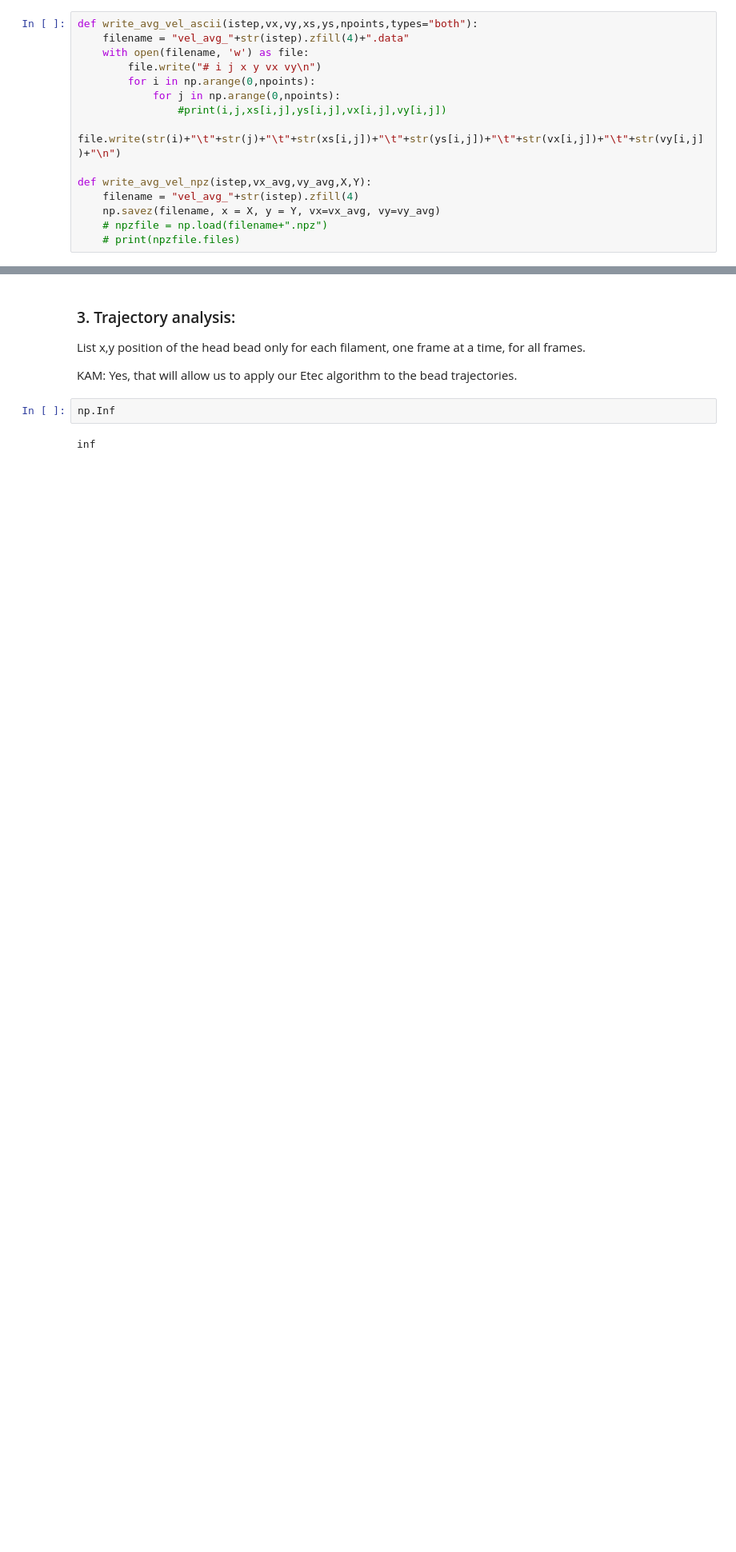
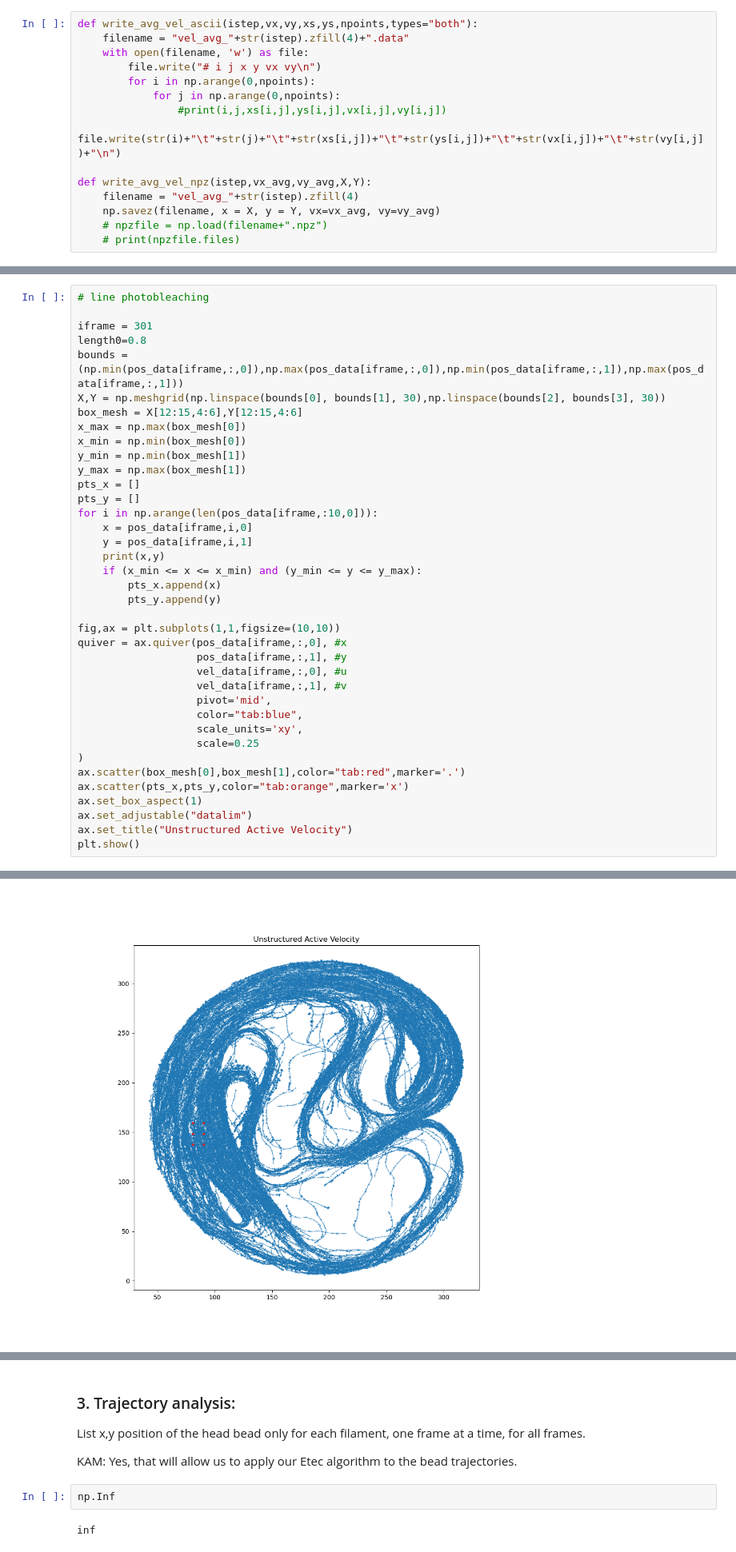
Before and after one commit to mdeutsc2/ActiveMatterWorms, a Jupyter notebook: notebooks/cardiod_beads_kam.ipynb, the cells around one changed output, grey strips where cells are left out. Shown at 80% size. Cells and saved outputs as stored; diff of their text form; blank space fills up the shorter version.

```diff
--- a/notebooks/cardiod_beads_kam.ipynb
+++ b/notebooks/cardiod_beads_kam.ipynb
@@ -109,0 +117,39 @@ KAM: Another good way of doing the “photobleaching” would be to bleach a rec
+# %%
+# line photobleaching
+
+iframe = 301
+length0=0.8
+bounds = (np.min(pos_data[iframe,:,0]),np.max(pos_data[iframe,:,0]),np.min(pos_data[iframe,:,1]),np.max(pos_data[iframe,:,1]))
+X,Y = np.meshgrid(np.linspace(bounds[0], bounds[1], 30),np.linspace(bounds[2], bounds[3], 30))
+box_mesh = X[12:15,4:6],Y[12:15,4:6]
+x_max = np.max(box_mesh[0])
+x_min = np.min(box_mesh[0])
+y_min = np.min(box_mesh[1])
+y_max = np.max(box_mesh[1])
+pts_x = []
+pts_y = []
+for i in np.arange(len(pos_data[iframe,:10,0])):
+    x = pos_data[iframe,i,0]
+    y = pos_data[iframe,i,1]
+    print(x,y)
+    if (x_min <= x <= x_min) and (y_min <= y <= y_max):
+        pts_x.append(x)
+        pts_y.append(y)
+
+fig,ax = plt.subplots(1,1,figsize=(10,10))
+quiver = ax.quiver(pos_data[iframe,:,0], #x
+                   pos_data[iframe,:,1], #y
+                   vel_data[iframe,:,0], #u
+                   vel_data[iframe,:,1], #v
+                   pivot='mid',
+                   color="tab:blue",
+                   scale_units='xy',
+                   scale=0.25
+)
+ax.scatter(box_mesh[0],box_mesh[1],color="tab:red",marker='.')
+ax.scatter(pts_x,pts_y,color="tab:orange",marker='x')
+ax.set_box_aspect(1)
+ax.set_adjustable("datalim")
+ax.set_title("Unstructured Active Velocity")
+plt.show()
+# %% [output]
@@ -110 +168,2 @@ KAM: Another good way of doing the “photobleaching” would be to bleach a rec
+[figure, added]
 # %%
```
Also changed, not shown: parts of 7 cells of this notebook, 7 other files.
